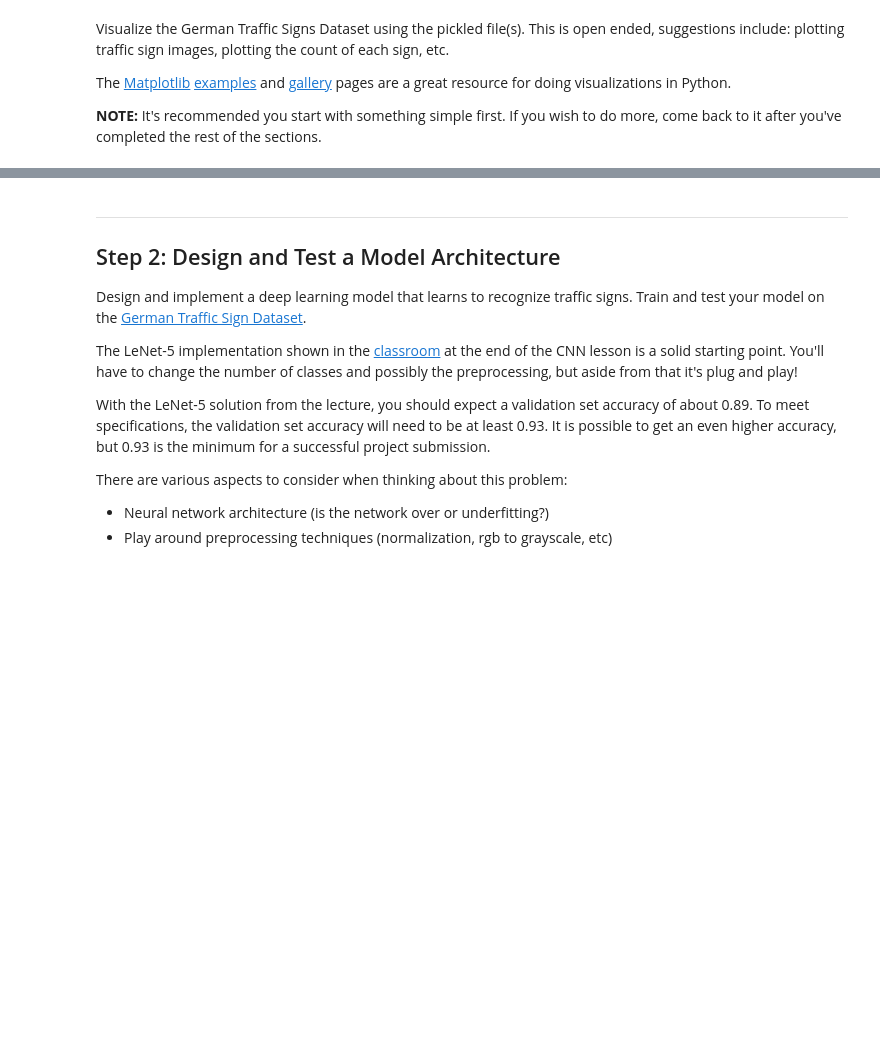
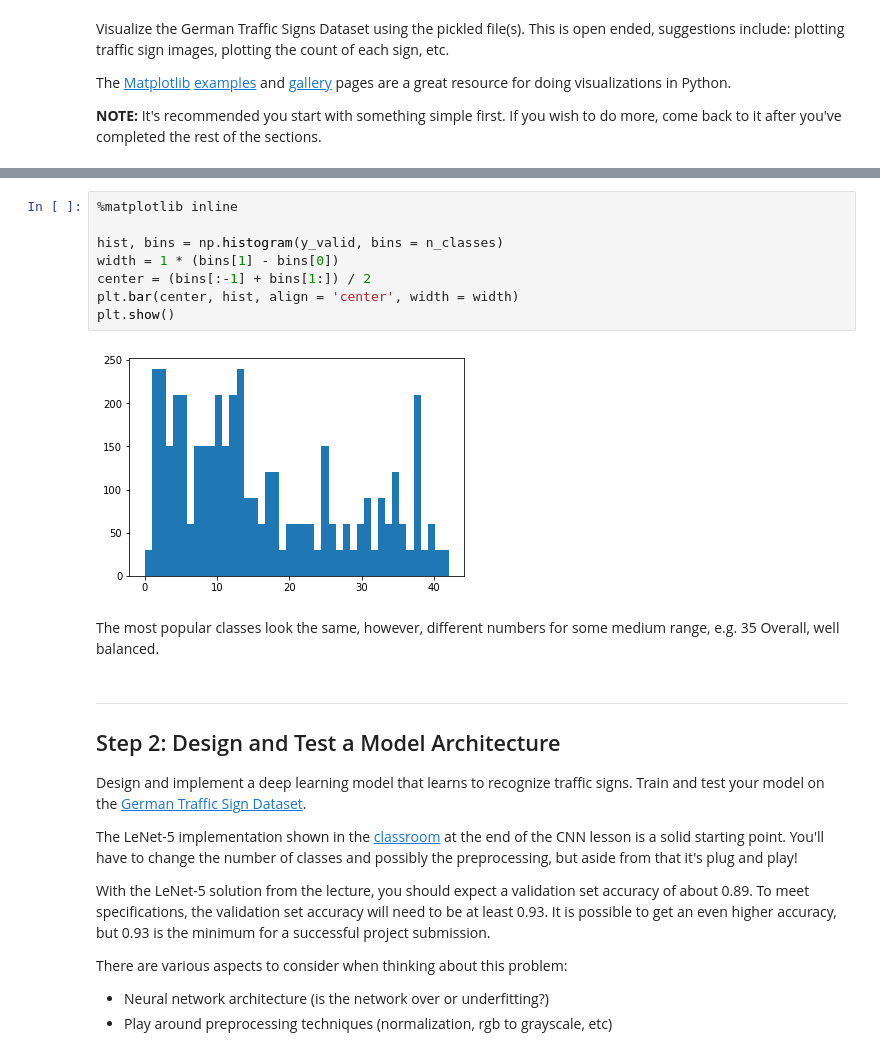
Before and after one commit to sanealytics/CarND-Traffic-Sign-Classifier-Project, a Jupyter notebook: Traffic_Sign_Classifier.ipynb, the cells around one changed output, grey strips where cells are left out. Cells and saved outputs as stored; diff of their text form; blank space fills up the shorter version.

```diff
--- a/Traffic_Sign_Classifier.ipynb
+++ b/Traffic_Sign_Classifier.ipynb
@@ -109,3 +130,16 @@ print(y_train[index])
+# %%
+%matplotlib inline
+
+hist, bins = np.histogram(y_valid, bins = n_classes)
+width = 1 * (bins[1] - bins[0])
+center = (bins[:-1] + bins[1:]) / 2
+plt.bar(center, hist, align = 'center', width = width)
+plt.show()
+# %% [output]
+[figure, added]
+# %% [markdown]
+The most popular classes look the same, however, different numbers for some medium range, e.g. 35
+Overall, well balanced.
 # %% [markdown]
 ----
 
```
Also changed, not shown: parts of 22 cells of this notebook, 10 other files.
